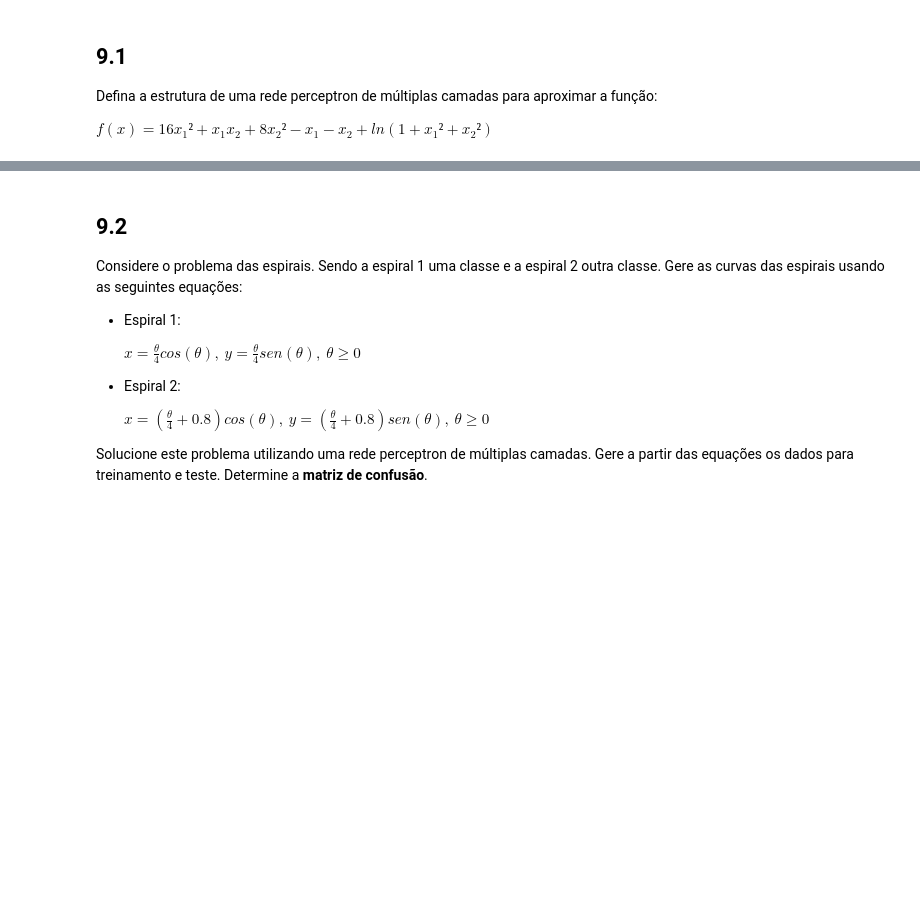
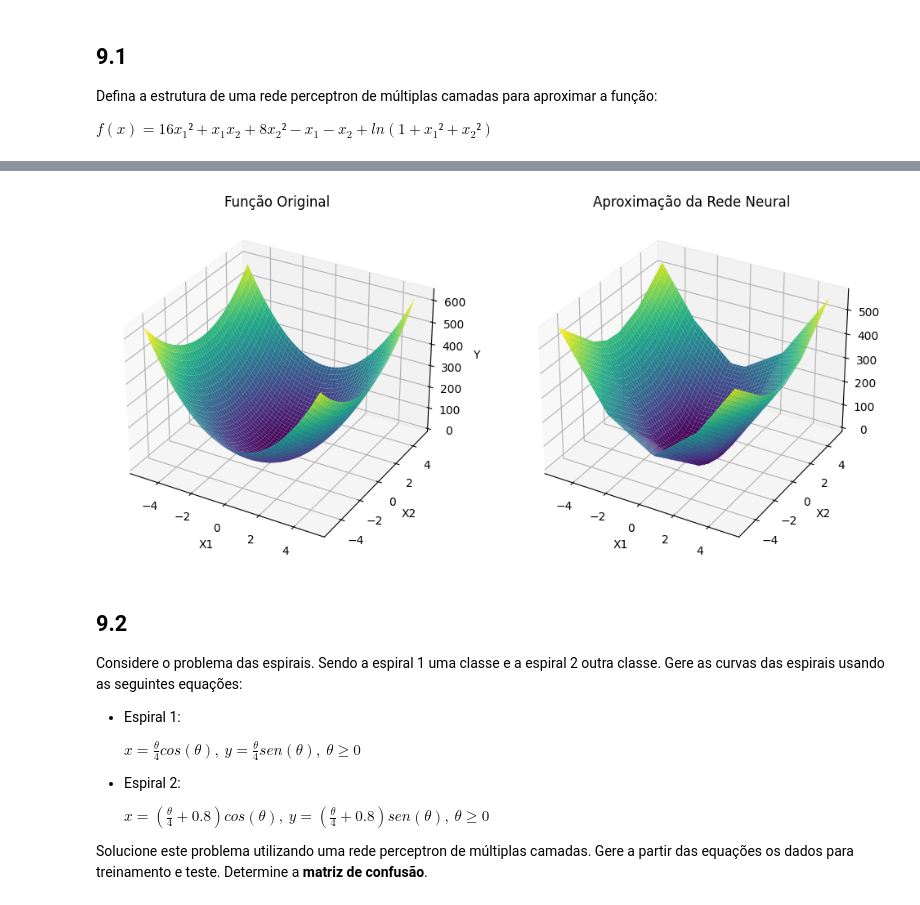
Before and after one commit to thiagotheiry05/Discicplinas-do-Mestrado, a Jupyter notebook: REDES NEURAIS E DEEP LEARNING/UNIDADE1/Questão9Lista1.ipynb, the cells around one changed output, grey strips where cells are left out. Drawn from its saved outputs; the diff is of its cells as text; code cells hidden in the pictures; blank space fills up the shorter version.

```diff
--- a/REDES NEURAIS E DEEP LEARNING/UNIDADE1/Questão9Lista1.ipynb
+++ b/REDES NEURAIS E DEEP LEARNING/UNIDADE1/Questão9Lista1.ipynb
@@ -68,0 +71,17 @@ plt.show()
+# %%
+# Gerando novos dados para previsão
+X_new, _ = generate_data(100)
+
+# Calculando os valores reais de saída usando a função f(x) para os novos dados de entrada
+y_real = np.zeros((len(X_new), 1))
+for i in range(len(X_new)):
+    x1, x2 = X_new[i]
+    y_real[i] = 16 * x1**2 + x1 * x2 + 8 * x2**2 - x1 - x2 + np.log(1 + x1**2 + x2**2)
+
+# Fazendo previsões usando o modelo treinado
+y_pred = model.predict(X_new)
+
+for i in range(10):
+    print("Entrada:", X_new[i])
+    print("Saída Real:", y_real[i])
+    print("Saída Prevista:", y_pred[i])
@@ -68,0 +106,35 @@ plt.show()
+# %%
+# Função original
+def original_function(x1, x2):
+    return 16 * x1**2 + x1 * x2 + 8 * x2**2 - x1 - x2 + np.log(1 + x1**2 + x2**2)
+
+# Gerando pontos para plotagem
+x1_values = np.linspace(-5, 5, 100)
+x2_values = np.linspace(-5, 5, 100)
+X1, X2 = np.meshgrid(x1_values, x2_values)
+Z_original = original_function(X1, X2)
+
+# Calculando a aproximação da rede neural
+Z_approx = model.predict(np.vstack([X1.ravel(), X2.ravel()]).T).reshape(X1.shape)
+
+# Plotando
+fig = plt.figure(figsize=(12, 6))
+
+# Plot da função original
+ax1 = fig.add_subplot(1, 2, 1, projection='3d')
+ax1.plot_surface(X1, X2, Z_original, cmap='viridis')
+ax1.set_title('Função Original')
+ax1.set_xlabel('X1')
+ax1.set_ylabel('X2')
+ax1.set_zlabel('Y')
+
+# Plot da aproximação da rede neural
+ax2 = fig.add_subplot(1, 2, 2, projection='3d')
+ax2.plot_surface(X1, X2, Z_approx, cmap='viridis')
+ax2.set_title('Aproximação da Rede Neural')
+ax2.set_xlabel('X1')
+ax2.set_ylabel('X2')
+ax2.set_zlabel('Y')
+
+plt.show()
+# %% [output]
@@ -69,3 +142,4 @@ plt.show()
+[figure, added]
 # %% [markdown]
 ## 9.2
 
```
Also changed, not shown: parts of 23 cells of this notebook.
